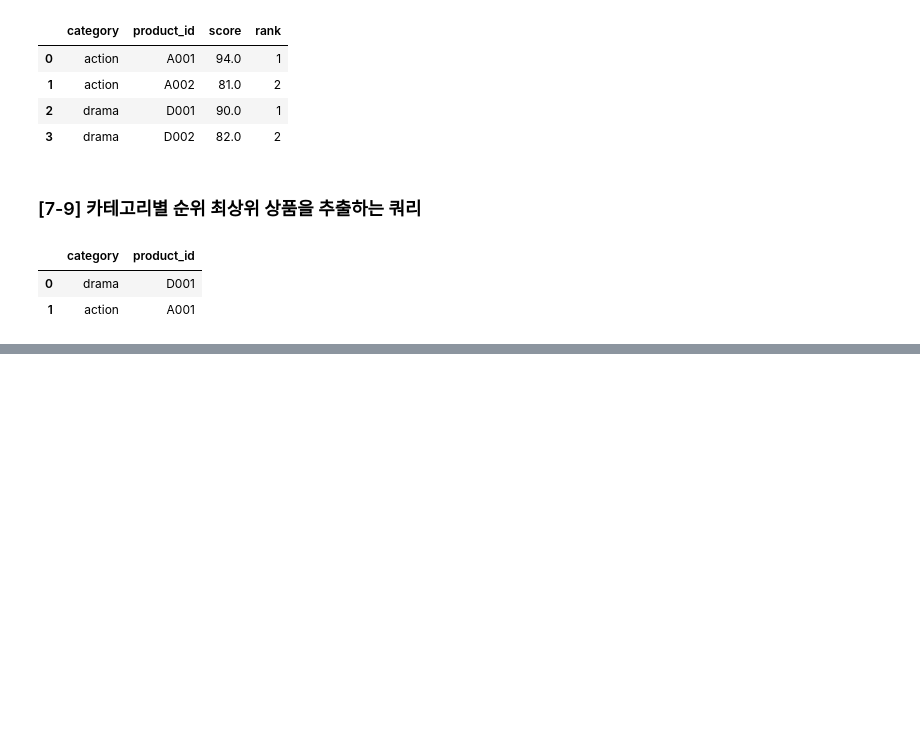
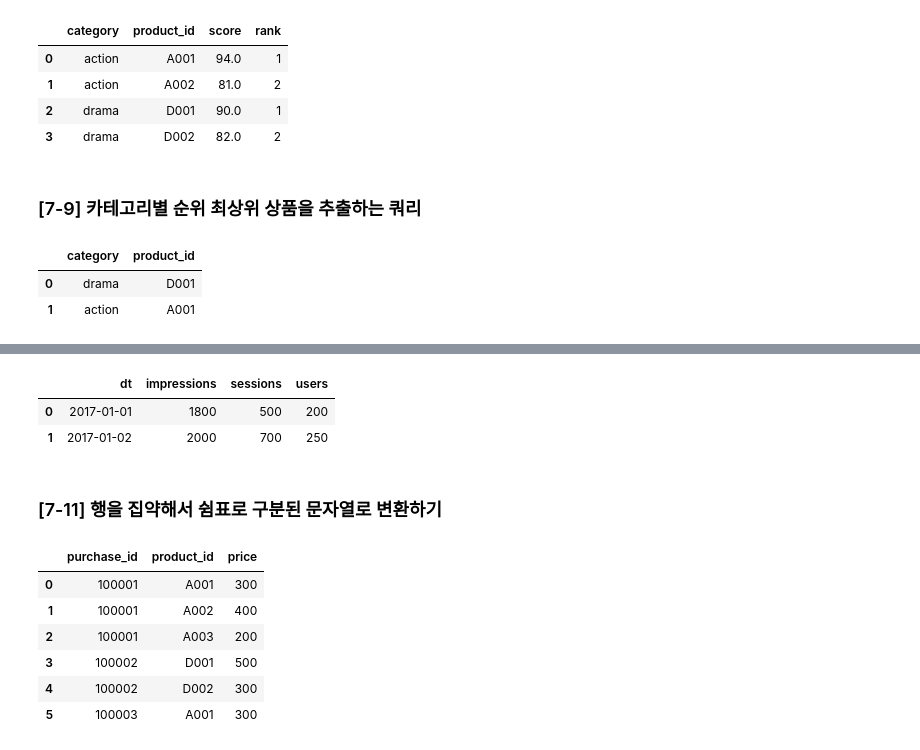
Before and after one commit to mittwoch09/Today-I-Learned, a Jupyter notebook: DataAnalysis/sql_for_data_processing_2.ipynb, the cells around one changed output, grey strips where cells are left out. Cells and saved outputs as stored; diff of their text form; code cells hidden in the pictures; blank space fills up the shorter version.

```diff
--- a/DataAnalysis/sql_for_data_processing_2.ipynb
+++ b/DataAnalysis/sql_for_data_processing_2.ipynb
@@ -359,0 +372,35 @@ select(query_79)
+# %%
+query_710 = """
+        SELECT
+           dt
+         -- 현재 코드에서 CASE 표현식의 결과는 리스트
+         -- 여기에서 스칼라값 하나를 추출하기 위해 일반적으로 MAX/MIN 등을 사용
+         , MAX(CASE WHEN indicator = 'impressions' THEN val END) AS impressions
+         , MAX(CASE WHEN indicator = 'sessions' THEN val END) AS sessions
+         , MAX(CASE WHEN indicator = 'users' THEN val END) AS users
+        FROM
+           daily_kpi
+        GROUP BY
+           dt
+        ORDER BY
+           dt
+        ;
+        """
+
+select(query_710)
+# %% [output]
+|  | dt | impressions | sessions | users |
+| 0 | 2017-01-01 | 1800 | 500 | 200 |
+| 1 | 2017-01-02 | 2000 | 700 | 250 |
+# %% [markdown]
+### [7-11] 행을 집약해서 쉼표로 구분된 문자열로 변환하기
+# %%
+select('SELECT * FROM purchase_detail_log;')
+# %% [output]
+|  | purchase_id | product_id | price |
+| 0 | 100001 | A001 | 300 |
+| 1 | 100001 | A002 | 400 |
+| 2 | 100001 | A003 | 200 |
+| 3 | 100002 | D001 | 500 |
+| 4 | 100002 | D002 | 300 |
+| 5 | 100003 | A001 | 300 |
```
Also changed, not shown: parts of 21 cells of this notebook.
